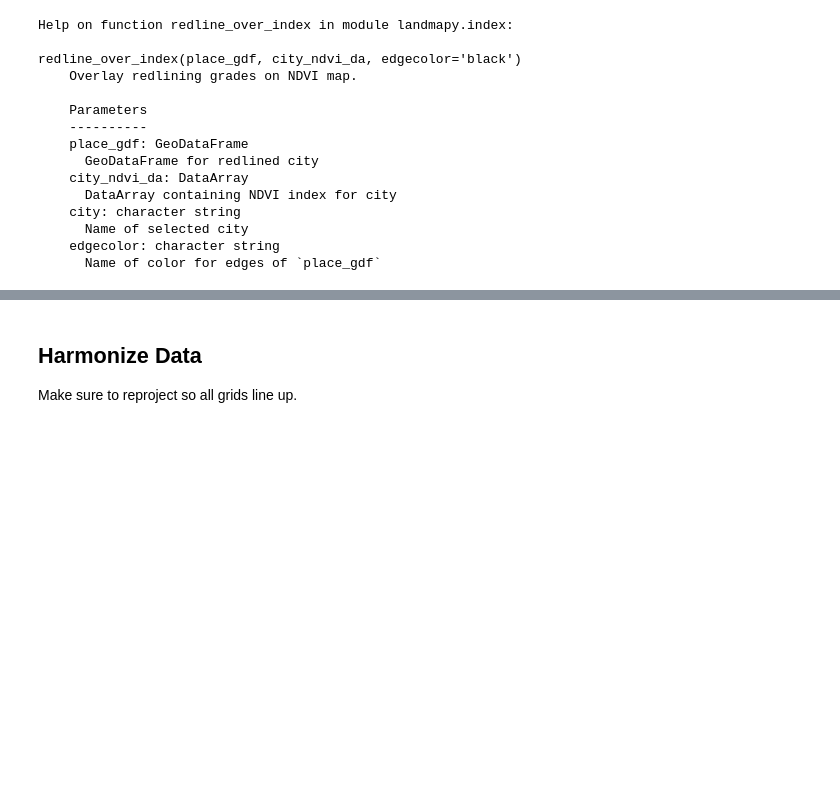
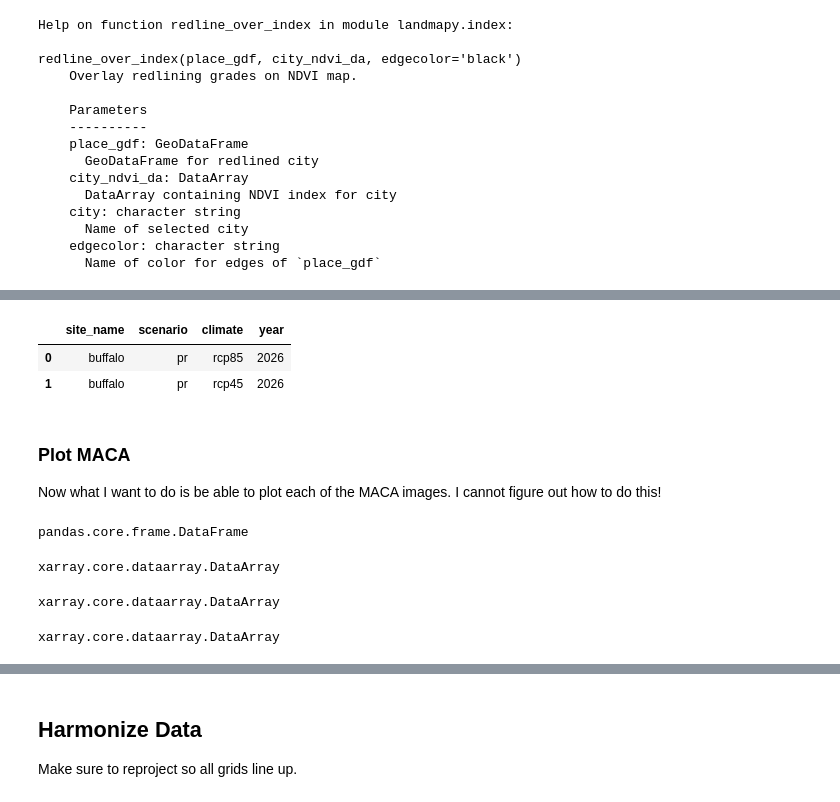
Before and after one commit to byandell-envsys/habitatSuitability, a Jupyter notebook: 2_1_download_model_vars.ipynb, the cells around one changed output, grey strips where cells are left out. Drawn from its saved outputs; the diff is of its cells as text; code cells hidden in the pictures; blank space fills up the shorter version.

```diff
--- a/2_1_download_model_vars.ipynb
+++ b/2_1_download_model_vars.ipynb
@@ -136,0 +220,2 @@ redline_over_index(buffalo_gdf, buffalo_da, edgecolor="white")
+# %%
+maca_df = process_maca({'buffalo': buffalo_gdf})
@@ -136,0 +227,29 @@ redline_over_index(buffalo_gdf, buffalo_da, edgecolor="white")
+# %%
+maca_df[['site_name', 'scenario', 'climate', 'year']]
+# %% [output]
+|  | site_name | scenario | climate | year |
+| 0 | buffalo | pr | rcp85 | 2026 |
+| 1 | buffalo | pr | rcp45 | 2026 |
+# %% [markdown]
+### Plot MACA
+
+Now what I want to do is be able to plot each of the MACA images.
+I cannot figure out how to do this!
+# %%
+type(maca_df[['da']])
+# %% [output]
+pandas.core.frame.DataFrame
+# %%
+type(xr.DataArray(maca_df[['da']].iloc[0].values))
+# %% [output]
+xarray.core.dataarray.DataArray
+# %%
+type(buffalo_da)
+# %% [output]
+xarray.core.dataarray.DataArray
+# %%
+buffy_da = xr.DataArray(maca_df[['da']].iloc[0].values)
+buffy_da = buffy_da.rio.write_crs("EPSG:4326")
+type(buffy_da)
+# %% [output]
+xarray.core.dataarray.DataArray
```
Also changed, not shown: parts of 20 cells of this notebook.
